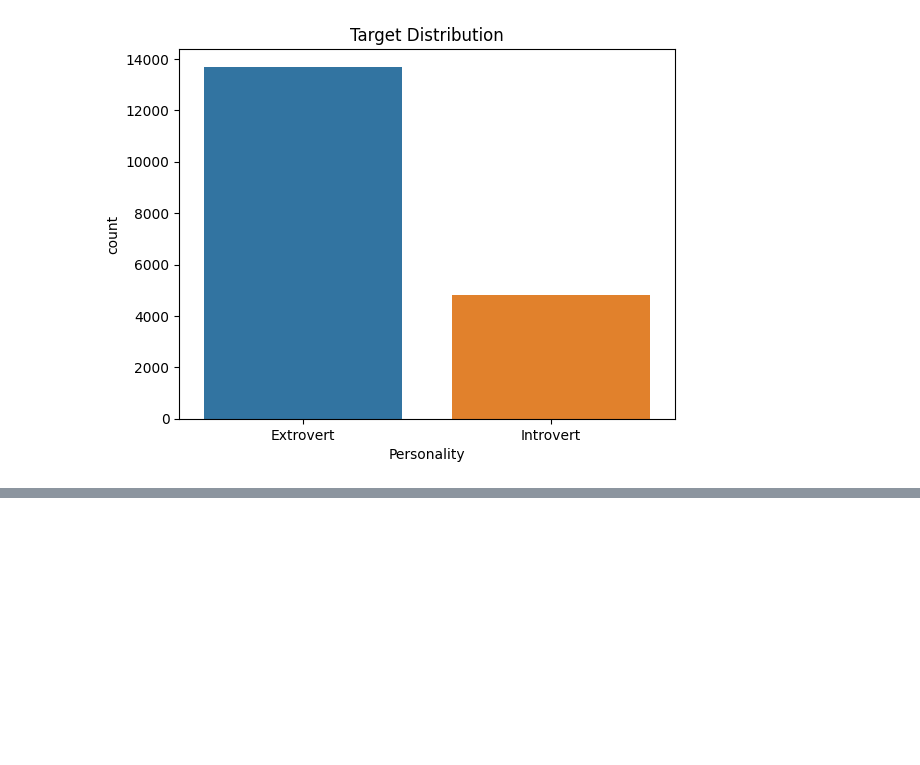
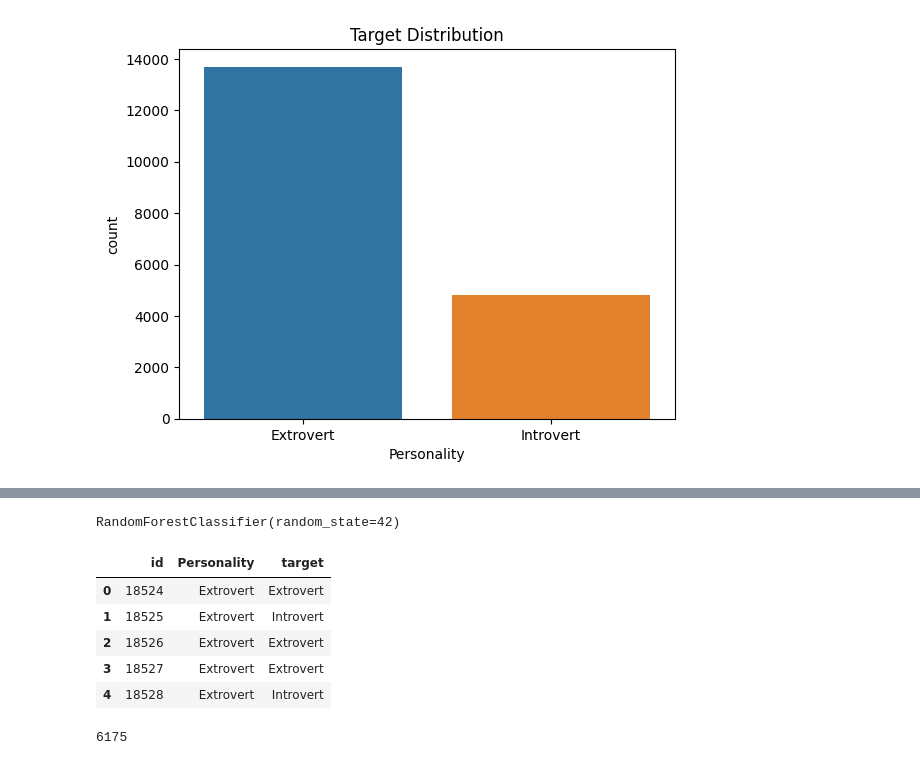
Before and after one commit to ahsina950-create/churn_prediction, a Jupyter notebook: playground.ipynb, the cells around one changed output, grey strips where cells are left out. Drawn from its saved outputs; the diff is of its cells as text; code cells hidden in the pictures; blank space fills up the shorter version.

```diff
--- a/playground.ipynb
+++ b/playground.ipynb
@@ -51,0 +78,45 @@ plt.show()
+# %%
+combined = pd.get_dummies(combined, columns=['Stage_fear', 'Drained_after_socializing'])
+# %%
+X = combined[combined['is_train'] == 1].drop('is_train', axis=1)
+test = combined[combined['is_train'] == 0].drop('is_train', axis=1)
+# %%
+from sklearn.impute import SimpleImputer
+
+# Create the imputer
+imputer = SimpleImputer(strategy='most_frequent')  # or 'mean' for numeric
+
+# Fit and transform X and test
+X = pd.DataFrame(imputer.fit_transform(X), columns=X.columns)
+test = pd.DataFrame(imputer.transform(test), columns=test.columns)
+# %%
+from sklearn.model_selection import train_test_split
+
+X_train, X_val, y_train, y_val = train_test_split(X, y, test_size=0.2, stratify=y, random_state=42)
+
+from sklearn.ensemble import RandomForestClassifier
+model = RandomForestClassifier(n_estimators=100, random_state=42)
+model.fit(X_train, y_train)
+# %% [output]
+RandomForestClassifier(random_state=42)
+# %%
+test_preds = model.predict(test)
+
+# Convert predictions back to original labels
+test_preds_labels = le.inverse_transform(test_preds)
+
+# Prepare submission
+submission["target"] = test_preds_labels
+submission.to_csv("submission.csv", index=False)
+submission.head()
+# %% [output]
+|  | id | Personality | target |
+| 0 | 18524 | Extrovert | Extrovert |
+| 1 | 18525 | Extrovert | Introvert |
+| 2 | 18526 | Extrovert | Extrovert |
+| 3 | 18527 | Extrovert | Extrovert |
+| 4 | 18528 | Extrovert | Introvert |
+# %%
+print(len(submission))
+# %% [output]
+6175
```
Also changed, not shown: parts of 5 cells of this notebook.
